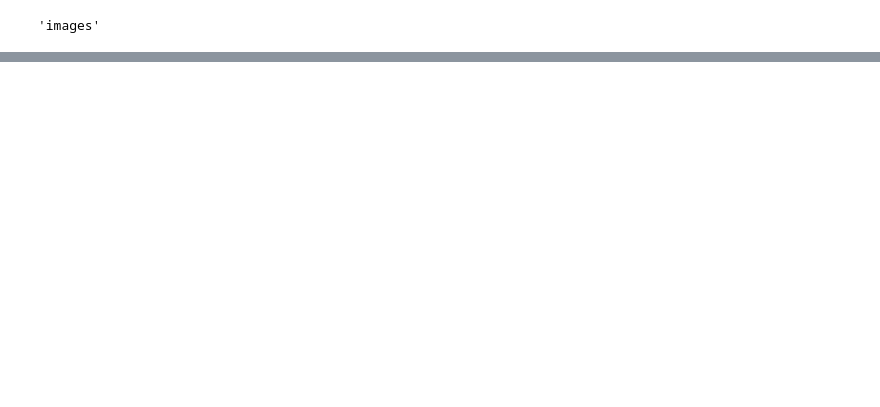
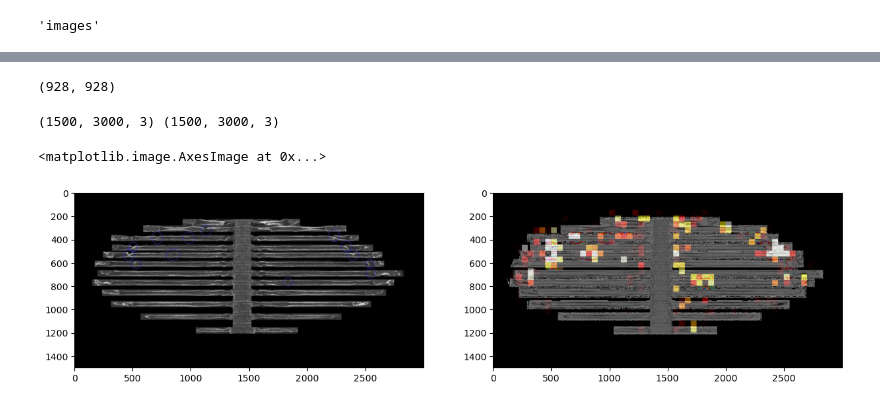
Before and after one commit to ForMaLTeC/RifNet2, a Jupyter notebook: RiFNet2_prediction.ipynb, the cells around one changed output, grey strips where cells are left out. Saved outputs shown, nothing was run; the diff lists cells and outputs as text; code cells hidden in the pictures; blank space fills up the shorter version.

```diff
--- a/RiFNet2_prediction.ipynb
+++ b/RiFNet2_prediction.ipynb
@@ -278,0 +321,20 @@ processed images:  250
+# %%
+len(test),len(coord_list)
+# %% [output]
+(928, 928)
+# %%
+overlay2 = (placeholder*255).astype(np.uint8)
+heatmap_img = cv2.applyColorMap(overlay2, cv2.COLORMAP_HOT)
+resized2 = (resized*255).astype(np.uint8)
+final=cv2.addWeighted(resized2,0.5,heatmap_img,0.5,0)
+final_rgb = cv2.cvtColor(final, cv2.COLOR_BGR2RGB)
+
+fig = plt.figure(figsize=(15,15))
+plt.subplot(1, 2, 1)
+plt.imshow(resized)
+plt.subplot(1, 2, 2)
+plt.imshow(final_rgb)
+# %% [output]
+(1500, 3000, 3) (1500, 3000, 3)
+<matplotlib.image.AxesImage at 0x...>
+[figure, added]
```
Also changed, not shown: parts of 13 cells of this notebook.
